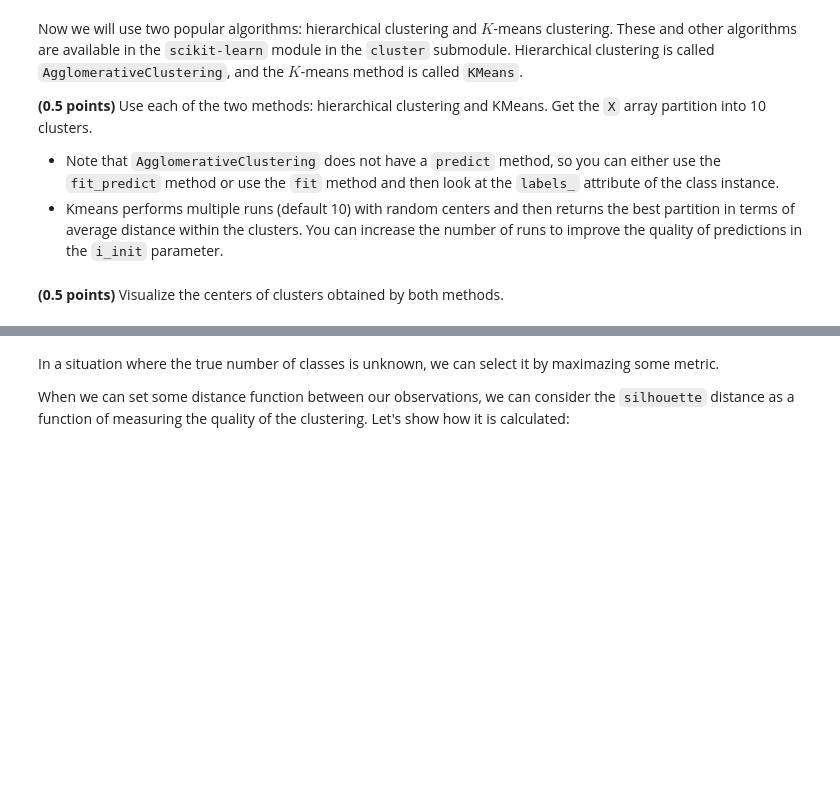
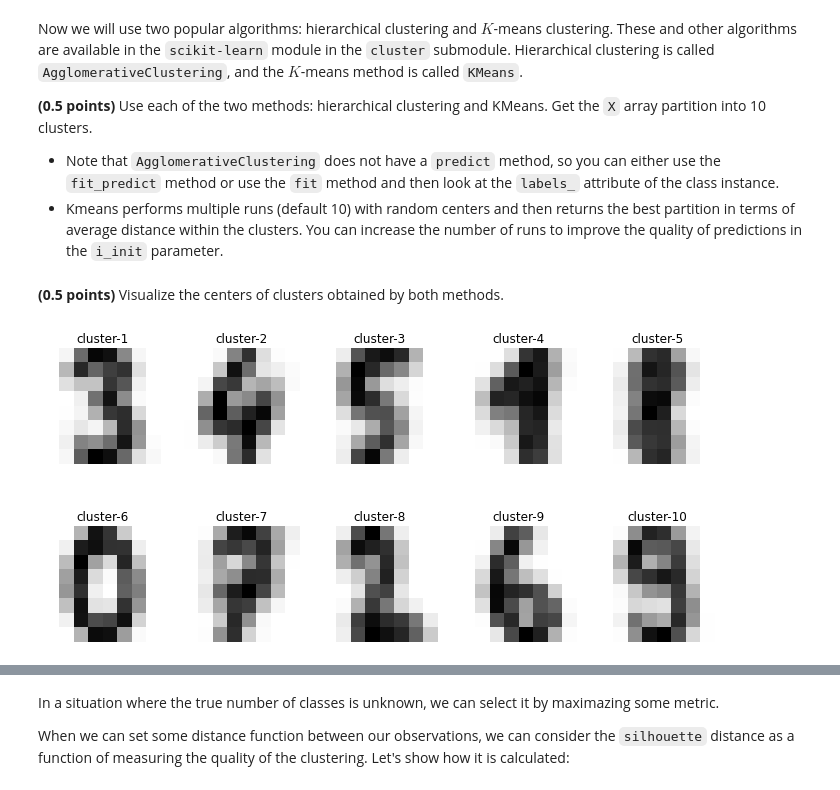
Before and after one commit to slobby/ml_task8, a Jupyter notebook: clustering.ipynb, the cells around one changed output, grey strips where cells are left out. Cells and saved outputs as stored; diff of their text form; code cells hidden in the pictures; blank space fills up the shorter version.

```diff
--- a/clustering.ipynb
+++ b/clustering.ipynb
@@ -184,3 +207,15 @@ assert hierarchical_labels.shape == (1797,)
 assert kmeans_labels.shape == (1797,)
 # %% [markdown]
 **(0.5 points)** Visualize the centers of clusters obtained by both methods.
+# %%
+clf = KMeans(n_clusters=10, n_init=20)
+cluster_centers = clf.fit(X).cluster_centers_
+
+labels = [f'cluster-{i}' for i in range(1,clf.n_clusters+1)]
+_, axes = plt.subplots(nrows=2, ncols=5, figsize=(12, 6))
+for ax, image, label in zip(axes.flatten(), cluster_centers, labels):
+    ax.set_axis_off()
+    ax.imshow(image.reshape((8, 8)), cmap=plt.cm.gray_r)
+    ax.set_title(label)
+# %% [output]
+[figure, added]
```
Also changed, not shown: parts of 13 cells of this notebook.
